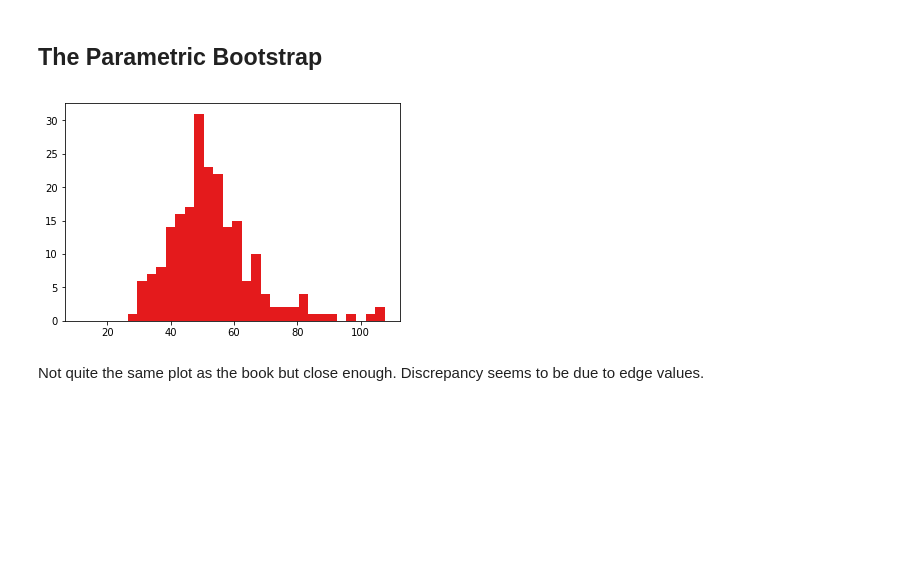
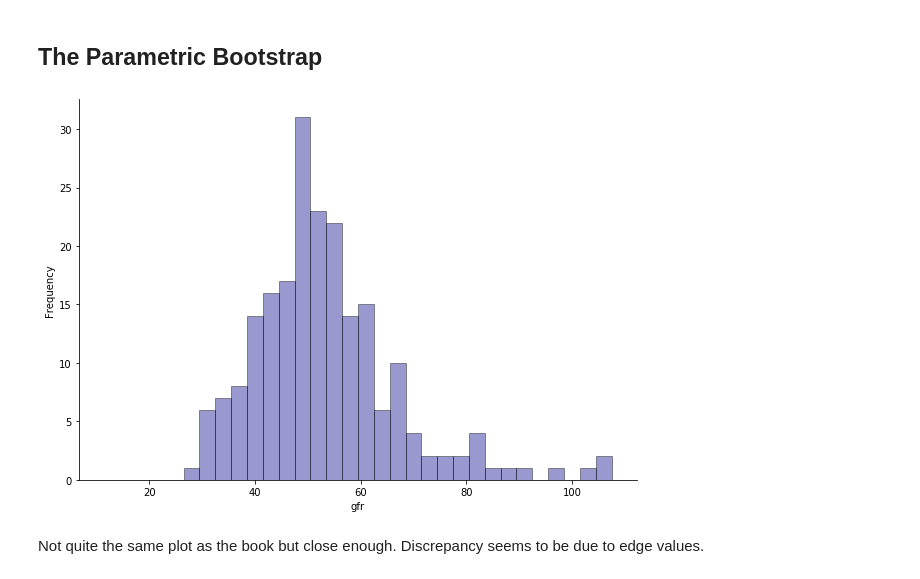
Before and after one commit to sidravi1/CASI_Examples, a Jupyter notebook: nbs/Ch10_jackknife_bootstrap.ipynb, the cells around one changed output. Cells and saved outputs as stored; diff of their text form; code cells hidden in the pictures; blank space fills up the shorter version.

```diff
--- a/nbs/Ch10_jackknife_bootstrap.ipynb
+++ b/nbs/Ch10_jackknife_bootstrap.ipynb
@@ -216,14 +241,20 @@ from scipy.stats import poisson
 # %%
 data = pd.read_csv("https://web.stanford.edu/~hastie/CASI_files/DATA/gfr.txt", header=None, names=['vals'])
 # %%
+plt.subplots(figsize=(10,7))
+
 edges = np.arange(13, 110, 3)
 xs = (edges[1:] + edges[:-1])/2
 
 df = pd.DataFrame({'xs':xs, 'intercept':np.ones_like(xs)})
-counts, bins, patches = plt.hist(data.vals, bins=edges,  align='left')
+counts, bins, patches = plt.hist(data.vals, bins=edges, color='darkblue', alpha=0.4,
+                                 align='left', ec = 'k')
 df['y'] = counts
+plt.xlabel("gfr")
+plt.ylabel("Frequency")
+sns.despine()
 # %% [output]
-[figure, old version]
+[figure, new version]
 # %% [markdown]
 Not quite the same plot as the book but close enough. Discrepancy seems to be due to edge values.
 # %%
```
Also changed, not shown: parts of 27 cells of this notebook.
